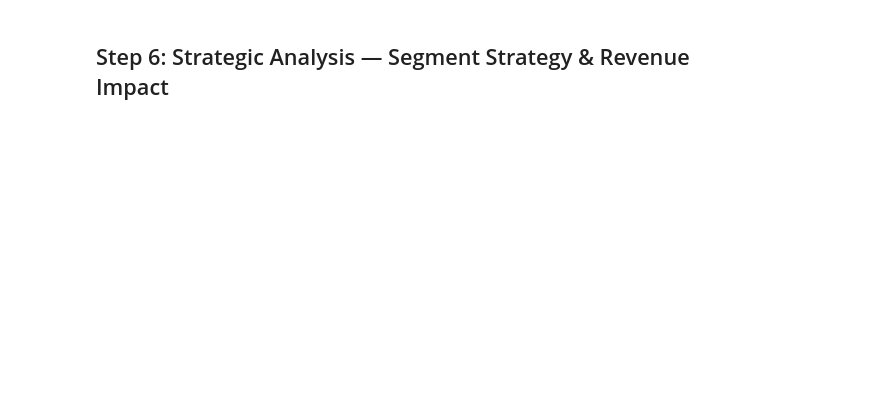
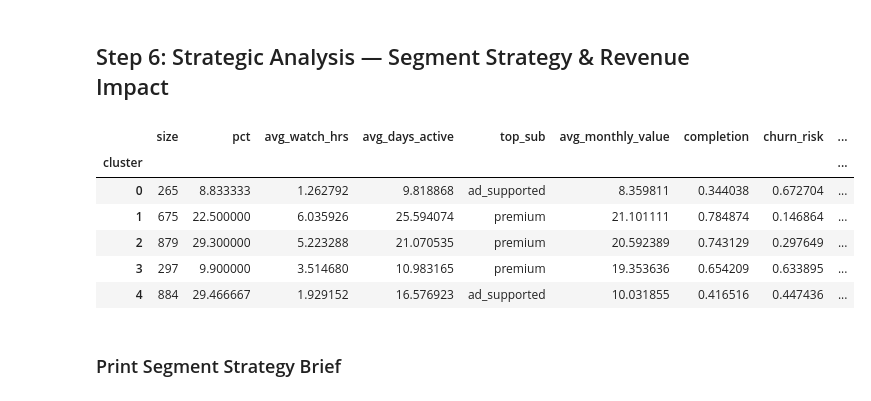
Before and after one commit to mdhiman/iimsd-ba-sessions, a Jupyter notebook: CourseContent/Session3_Segmentation/notebooks/Netflix_User_Segmentation.ipynb, the cells around one changed output. Cells and saved outputs as stored; diff of their text form; code cells hidden in the pictures; blank space fills up the shorter version.

```diff
--- a/CourseContent/Session3_Segmentation/notebooks/Netflix_User_Segmentation.ipynb
+++ b/CourseContent/Session3_Segmentation/notebooks/Netflix_User_Segmentation.ipynb
@@ -149,42 +461,29 @@ plt.show()
 # %%
 pricing = {'ad_supported': 6.99, 'basic': 9.99, 'standard': 15.49, 'premium': 22.99}
 segment_ltv = df.groupby('cluster').apply(
     lambda x: pd.Series({
         'size': len(x),
         'pct': len(x) / len(df) * 100,
         'avg_watch_hrs': x['avg_watch_hours'].mean(),
         'avg_days_active': x['days_active'].mean(),
         'top_sub': x['subscription_type'].mode()[0],
         'avg_monthly_value': x['subscription_type'].map(pricing).mean(),
         'completion': x['completion_rate'].mean(),
         'churn_risk': 1 - x['days_active'].mean() / 30
     })
 )
 segment_ltv['persona'] = [persona_names[i] for i in range(K)]
 segment_ltv['annual_revenue_per_user'] = segment_ltv['avg_monthly_value'] * 12
 segment_ltv['est_ltv'] = segment_ltv['annual_revenue_per_user'] * (1 / (segment_ltv['churn_risk'] + 0.1))
 
-print("=" * 70)
-print("SEGMENT STRATEGY BRIEF")
-print("=" * 70)
-for i in range(K):
-    s = segment_ltv.loc[i]
-    print(f"\n{'─'*50}")
-    print(f"SEGMENT {i+1}: {s['persona']}")
-    print(f"  Size: {s['size']:.0f} users ({s['pct']:.1f}%)")
-    print(f"  Avg Watch: {s['avg_watch_hrs']:.1f} hrs/day | Active: {s['avg_days_active']:.0f} days/month")
-    print(f"  Completion Rate: {s['completion']:.1%} | Churn Risk: {s['churn_risk']:.1%}")
-    print(f"  Monthly Revenue: ${s['avg_monthly_value']:.2f} | Est. LTV: ${s['est_ltv']:.0f}")
-
-best = segment_ltv.nlargest(1, 'est_ltv').iloc[0]
-worst = segment_ltv.nlargest(1, 'churn_risk').iloc[0]
-print(f"\n💎 HIGHEST LTV: {best['persona']} (${best['est_ltv']:.0f})")
-print(f"⚠️ HIGHEST CHURN RISK: {worst['persona']} ({worst['churn_risk']:.1%})")
-
-at_risk_users = worst['size'] * worst['churn_risk']
-saved_users = at_risk_users * 0.05
-revenue_saved = saved_users * worst['annual_revenue_per_user']
-print(f"\n💰 RETENTION IMPROVEMENT (5% in at-risk segment):")
-print(f"   Users saved: {saved_users:.0f}")
-print(f"   Annual revenue saved: ${revenue_saved:,.0f}")
-print(f"   At Netflix scale (247M users): ${revenue_saved * (247_000_000 / len(df)):,.0f}")
+segment_ltv
+# %% [output]
+|  | size | pct | avg_watch_hrs | avg_days_active | top_sub | avg_monthly_value | completion | churn_risk | ... |
+| cluster |  |  |  |  |  |  |  |  | ... |
+| 0 | 265 | 8.833333 | 1.262792 | 9.818868 | ad_supported | 8.359811 | 0.344038 | 0.672704 | ... |
+| 1 | 675 | 22.500000 | 6.035926 | 25.594074 | premium | 21.101111 | 0.784874 | 0.146864 | ... |
+| 2 | 879 | 29.300000 | 5.223288 | 21.070535 | premium | 20.592389 | 0.743129 | 0.297649 | ... |
+| 3 | 297 | 9.900000 | 3.514680 | 10.983165 | premium | 19.353636 | 0.654209 | 0.633895 | ... |
+| 4 | 884 | 29.466667 | 1.929152 | 16.576923 | ad_supported | 10.031855 | 0.416516 | 0.447436 | ... |
+# %% [markdown]
+### Print Segment Strategy Brief
```
Also changed, not shown: parts of 37 cells of this notebook.
